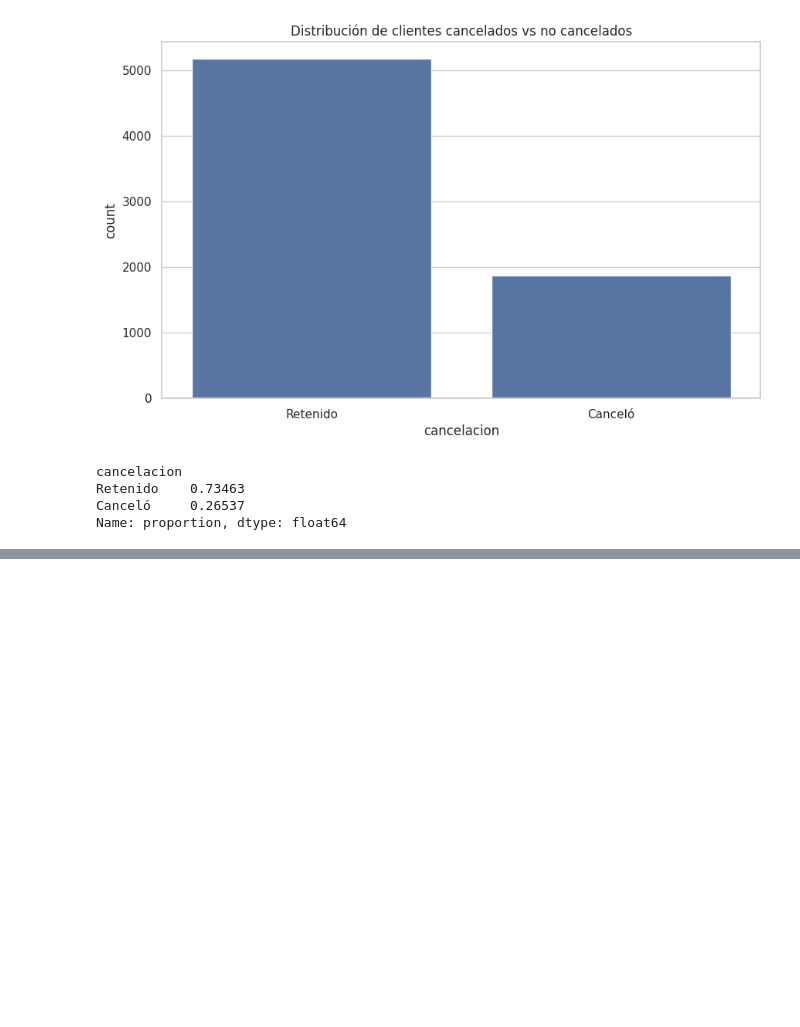
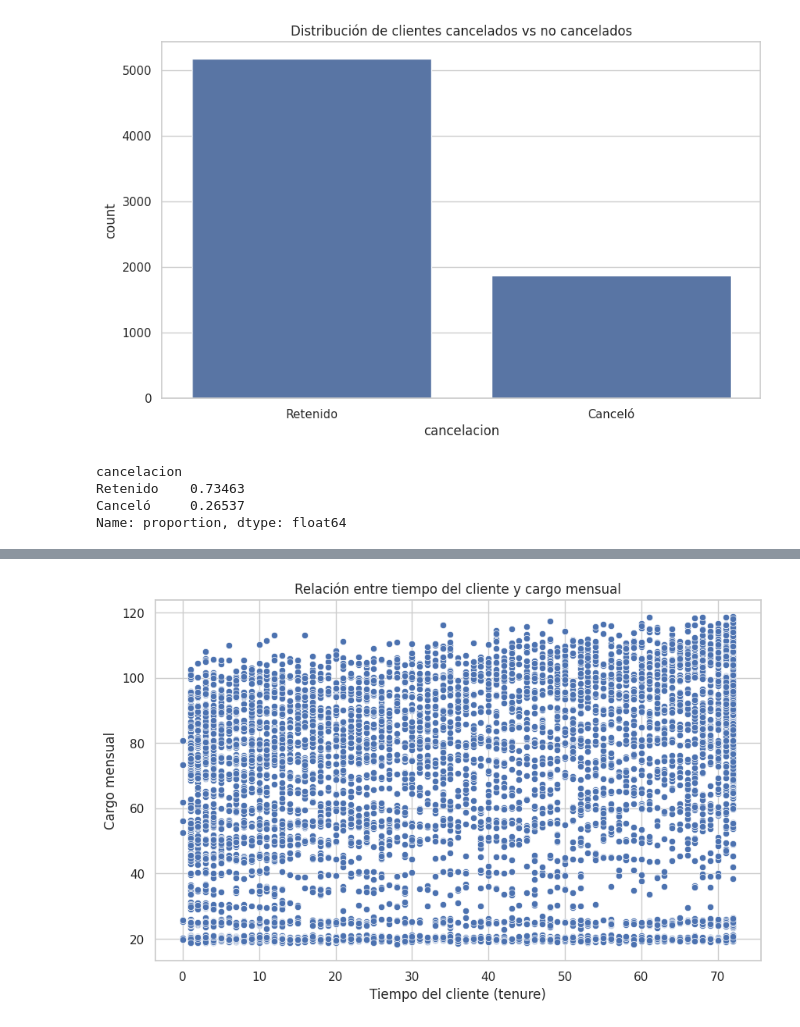
Before and after one commit to David-I-X/cancelaciones_cliente, a Jupyter notebook: notebooks/eda.ipynb, the cells around one changed output, grey strips where cells are left out. Cells and saved outputs as stored; diff of their text form; code cells hidden in the pictures; blank space fills up the shorter version.

```diff
--- a/notebooks/eda.ipynb
+++ b/notebooks/eda.ipynb
@@ -153,0 +250,8 @@ Name: proportion, dtype: float64
+# %%
+sns.scatterplot(data=df, x="customer_tenure", y="cargo_mensual")
+plt.title("Relación entre tiempo del cliente y cargo mensual")
+plt.xlabel("Tiempo del cliente (tenure)")
+plt.ylabel("Cargo mensual")
+plt.show()
+# %% [output]
+[figure, added]
```
Also changed, not shown: parts of 19 cells of this notebook, 1 other file.
